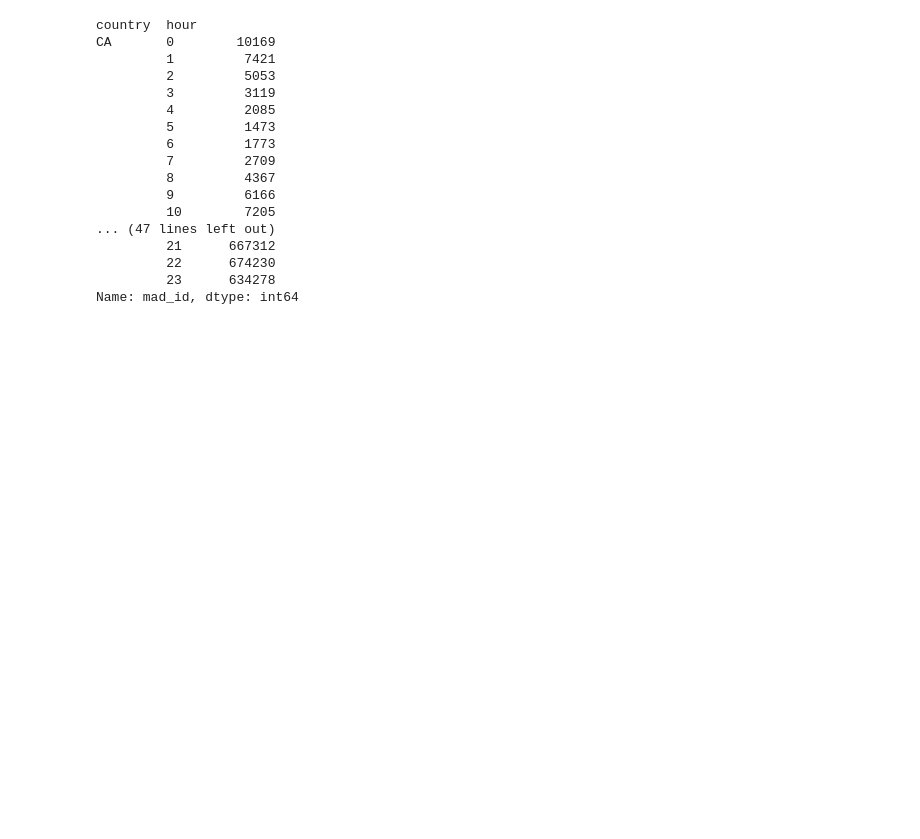
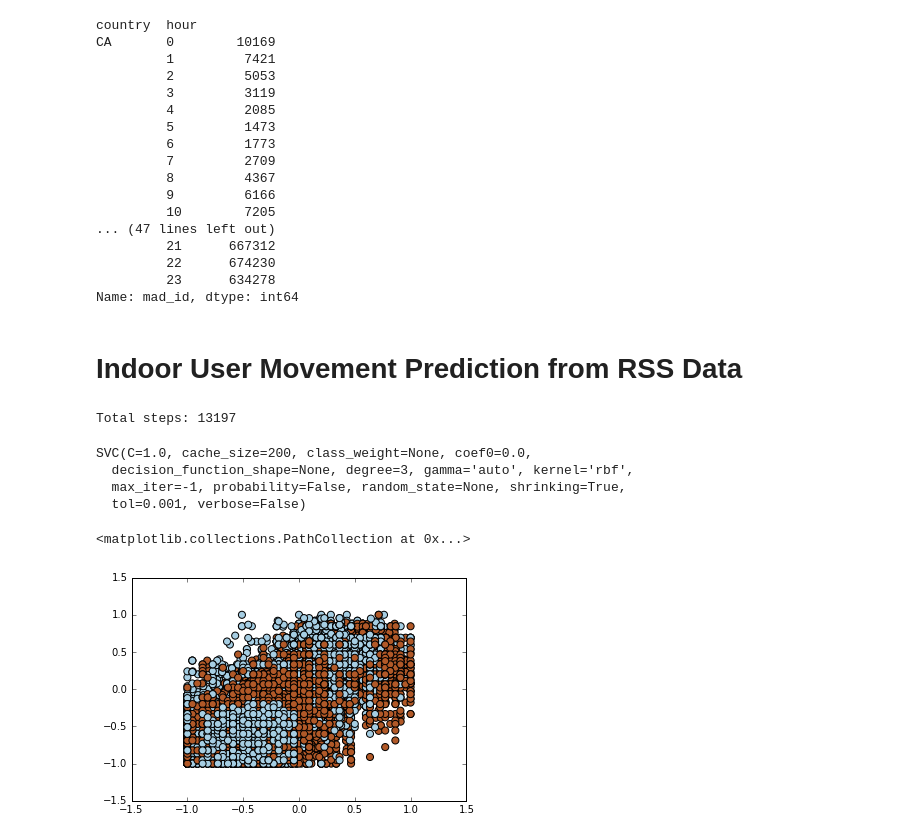
Before and after one commit to flaviohenriqu/datascience, a Jupyter notebook: InLocoMedia.ipynb, the cells around one changed output. Cells and saved outputs as stored; diff of their text form; code cells hidden in the pictures; blank space fills up the shorter version.

Commit message:
Indoor User Movement Prediction from RSS Data

```diff
--- a/InLocoMedia.ipynb
+++ b/InLocoMedia.ipynb
@@ -71,3 +74,68 @@ CA       0        10169
          22      674230
          23      634278
 Name: mad_id, dtype: int64
+# %% [markdown]
+# Indoor User Movement Prediction from RSS Data
+# %%
+df_target = pd.read_csv('MovementAAL/dataset/MovementAAL_target.csv',
+                             names=('sequence_ID', 'class_label'),
+                             skiprows=(1))
+# %%
+def get_dataframe(seq_id):
+    return pd.read_csv('MovementAAL/dataset/MovementAAL_RSS_%s.csv' % seq_id,
+                           names=('RSS_anchor1', 'RSS_anchor2','RSS_anchor3', 'RSS_anchor4'),
+                           skiprows=(1))
+def steps(df):
+    value = 0
+    for idx, row in df.iterrows():
+        data = get_dataframe(row['sequence_ID'])
+        value += len(data.get_values())
+
+    return value
+
+# print('Steps group 1: %d' % steps(df_target[df_target['sequence_ID'] < 105]))
+# print('Steps group 2: %d' % steps(df_target[(df_target['sequence_ID'] > 104) &
+#                                                  (df_target['sequence_ID'] < 211)]))
+# print('Steps group 3: %d' % steps(df_target[df_target['sequence_ID'] > 210]))
+print('Total steps: %d' % steps(df_target))
+# %% [output]
+Total steps: 13197
+# %%
+def create_data(df):
+    frames = []
+    target = []
+    for idx, row in df.iterrows():
+        data = get_dataframe(row['sequence_ID'])
+        frames.append(data)
+        arr = [row['class_label']] * len(data)
+        target += arr
+
+    return pd.concat(frames), target
+
+# data_test, target_test = create_data(df_target[df_target['sequence_ID'] < 105])
+data_test, target_test = create_data(df_target)
+# %%
+X = data_test.get_values()
+y = target_test
+
+n_samples = len(X)
+
+perc = int(.8 * n_samples)
+X_train = X[:perc]
+y_train = y[:perc]
+X_test = X[perc:]
+y_test = y[perc:]
+
+clf = SVC()
+clf.fit(X_train, y_train)
+# %% [output]
+SVC(C=1.0, cache_size=200, class_weight=None, coef0=0.0,
+  decision_function_shape=None, degree=3, gamma='auto', kernel='rbf',
+  max_iter=-1, probability=False, random_state=None, shrinking=True,
+  tol=0.001, verbose=False)
+# %%
+plt.clf()
+plt.scatter(X[:, 0], X[:, 1], c=y, s=50, cmap=plt.cm.Paired)
+# %% [output]
+<matplotlib.collections.PathCollection at 0x...>
+[figure, added]
```
Also changed, not shown: parts of 7 cells of this notebook.
